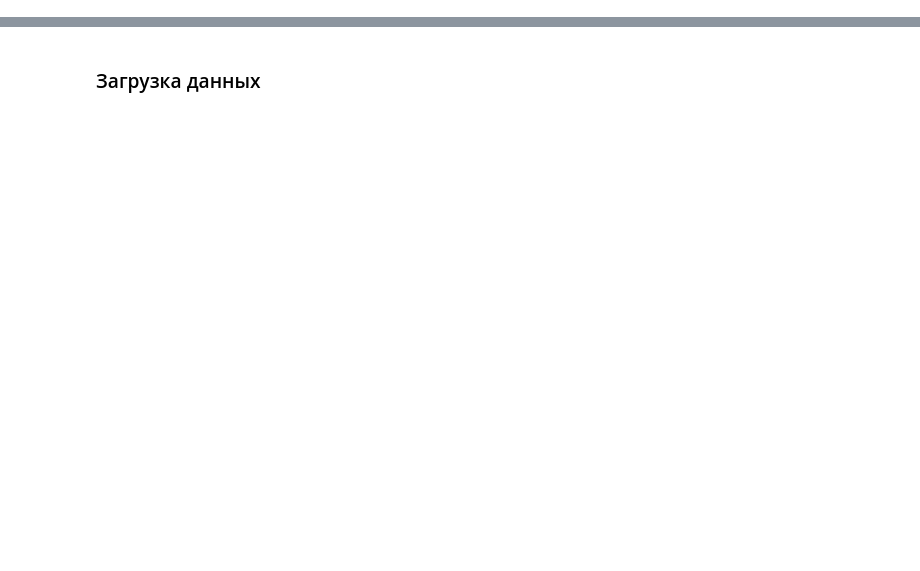
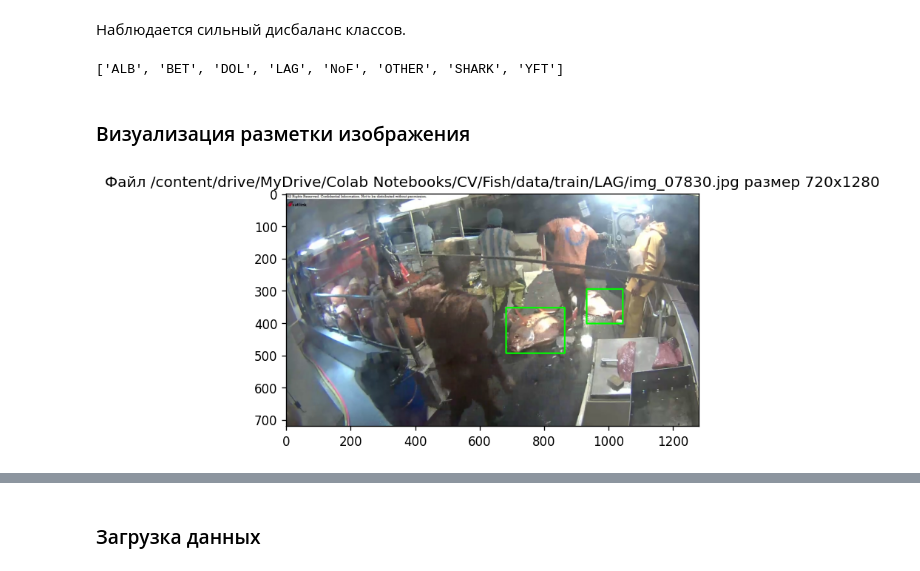
Before and after one commit to msavilov/Computer_Vision, a Jupyter notebook: 3_Segmentation_and_detection/segmentation_and_detection.ipynb, the cells around one changed output, grey strips where cells are left out. Drawn from its saved outputs; the diff is of its cells as text; code cells hidden in the pictures; blank space fills up the shorter version.

```diff
--- a/3_Segmentation_and_detection/segmentation_and_detection.ipynb
+++ b/3_Segmentation_and_detection/segmentation_and_detection.ipynb
@@ -37,0 +83,2 @@ from tqdm.notebook import tqdm
+# %%
+boxes = load_boxes()
@@ -37,0 +110,8 @@ from tqdm.notebook import tqdm
+# %% [markdown]
+Наблюдается сильный дисбаланс классов.
+# %%
+labels = sorted(list(map(str.upper, list(boxes.keys()))) + ['NoF','OTHER'])
+
+print(labels)
+# %% [output]
+['ALB', 'BET', 'DOL', 'LAG', 'NoF', 'OTHER', 'SHARK', 'YFT']
@@ -37,0 +120,12 @@ from tqdm.notebook import tqdm
+# %% [markdown]
+### Визуализация разметки изображения
+# %%
+annotation = boxes['lag'][1]
+img = draw_boxes(annotation)
+
+plt.figure(figsize=(6, 6), dpi=120)
+plt.imshow(img)
+plt.title('Файл {} размер {}x{}'.format(
+    annotation['filename'], img.shape[0], img.shape[1]));
+# %% [output]
+[figure, added]
```
Also changed, not shown: parts of 97 cells of this notebook.
